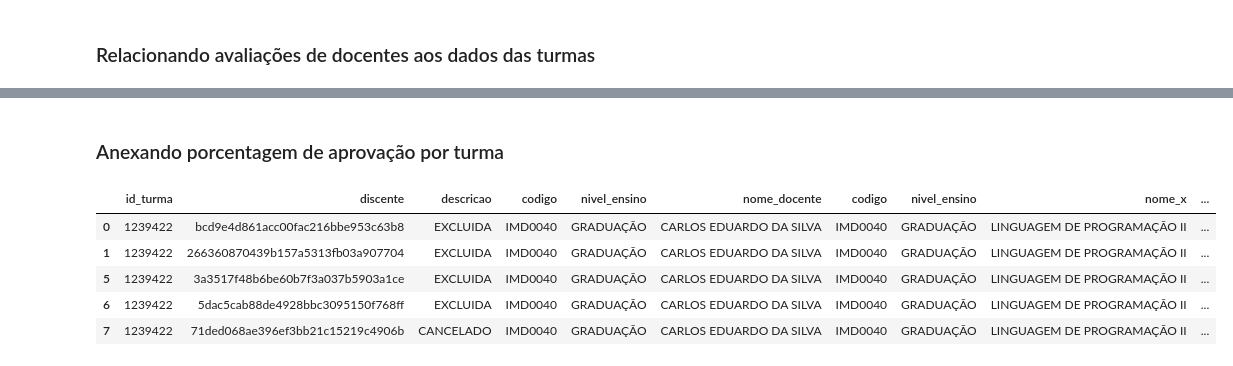
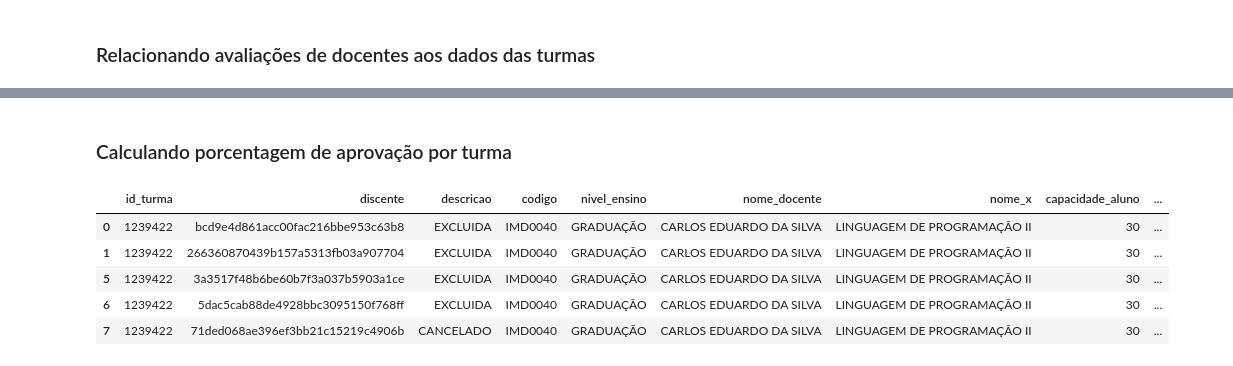
Before and after one commit to Ahrkano/Projeto_Probabilidade, a Jupyter notebook: Projeto 2.ipynb, the cells around one changed output, grey strips where cells are left out. Drawn from its saved outputs; the diff is of its cells as text; code cells hidden in the pictures.

Commit message:
Add files via upload
limpeza e filtragem  de dados concluida
>plotar graficos

```diff
--- a/Projeto 2.ipynb
+++ b/Projeto 2.ipynb
@@ -220,20 +244,27 @@ avaliacao_turma.head()
 # %% [markdown]
-### Anexando porcentagem de aprovação por turma
+### Calculando porcentagem de aprovação por turma
 # %%
+# Adaptar o nome da coluna nome_y para nome_docente
+turmas_nomesprof.rename(columns={'nome_y': 'nome_docente'}, inplace=True)
+
 # filtrar apenas as turmas do IMD
 notas_imd = notas_total[notas_total.id_turma.isin(turmas_nomesprof.id_turma)]
 
 # merge entre os dataframes notas_imd e turmas_imd_nomesprof utilizando como referencia id_turma
 notas_imd_merge = pd.merge(notas_imd, turmas_nomesprof, on='id_turma')
 
 # removendo discentes duplicados (notas unidades 1, 2, 3)
 notas_imd_merge.drop_duplicates(subset=['id_turma', 'discente', 'id_curso'], keep='first', inplace=True)
 notas_imd_merge.dropna(axis=1, inplace=True)
+
+# removendo colunas duplicadas
+notas_imd_merge = notas_imd_merge.loc[:,~notas_imd_merge.columns.duplicated()]
+#investigando dados
 notas_imd_merge.head()
 # %% [output]
-|  | id_turma | discente | descricao | codigo | nivel_ensino | nome_docente | codigo | nivel_ensino | nome_x | ... |
-| 0 | 1239422 | bcd9e4d861acc00fac216bbe953c63b8 | EXCLUIDA | IMD0040 | GRADUAÇÃO | CARLOS EDUARDO DA SILVA | IMD0040 | GRADUAÇÃO | LINGUAGEM DE PROGRAMAÇÃO II | ... |
-| 1 | 1239422 | 266360870439b157a5313fb03a907704 | EXCLUIDA | IMD0040 | GRADUAÇÃO | CARLOS EDUARDO DA SILVA | IMD0040 | GRADUAÇÃO | LINGUAGEM DE PROGRAMAÇÃO II | ... |
-| 5 | 1239422 | 3a3517f48b6be60b7f3a037b5903a1ce | EXCLUIDA | IMD0040 | GRADUAÇÃO | CARLOS EDUARDO DA SILVA | IMD0040 | GRADUAÇÃO | LINGUAGEM DE PROGRAMAÇÃO II | ... |
-| 6 | 1239422 | 5dac5cab88de4928bbc3095150f768ff | EXCLUIDA | IMD0040 | GRADUAÇÃO | CARLOS EDUARDO DA SILVA | IMD0040 | GRADUAÇÃO | LINGUAGEM DE PROGRAMAÇÃO II | ... |
-| 7 | 1239422 | 71ded068ae396ef3bb21c15219c4906b | CANCELADO | IMD0040 | GRADUAÇÃO | CARLOS EDUARDO DA SILVA | IMD0040 | GRADUAÇÃO | LINGUAGEM DE PROGRAMAÇÃO II | ... |
+|  | id_turma | discente | descricao | codigo | nivel_ensino | nome_docente | nome_x | capacidade_aluno | ... |
+| 0 | 1239422 | bcd9e4d861acc00fac216bbe953c63b8 | EXCLUIDA | IMD0040 | GRADUAÇÃO | CARLOS EDUARDO DA SILVA | LINGUAGEM DE PROGRAMAÇÃO II | 30 | ... |
+| 1 | 1239422 | 266360870439b157a5313fb03a907704 | EXCLUIDA | IMD0040 | GRADUAÇÃO | CARLOS EDUARDO DA SILVA | LINGUAGEM DE PROGRAMAÇÃO II | 30 | ... |
+| 5 | 1239422 | 3a3517f48b6be60b7f3a037b5903a1ce | EXCLUIDA | IMD0040 | GRADUAÇÃO | CARLOS EDUARDO DA SILVA | LINGUAGEM DE PROGRAMAÇÃO II | 30 | ... |
+| 6 | 1239422 | 5dac5cab88de4928bbc3095150f768ff | EXCLUIDA | IMD0040 | GRADUAÇÃO | CARLOS EDUARDO DA SILVA | LINGUAGEM DE PROGRAMAÇÃO II | 30 | ... |
+| 7 | 1239422 | 71ded068ae396ef3bb21c15219c4906b | CANCELADO | IMD0040 | GRADUAÇÃO | CARLOS EDUARDO DA SILVA | LINGUAGEM DE PROGRAMAÇÃO II | 30 | ... |
```
Also changed, not shown: parts of 10 cells of this notebook.
